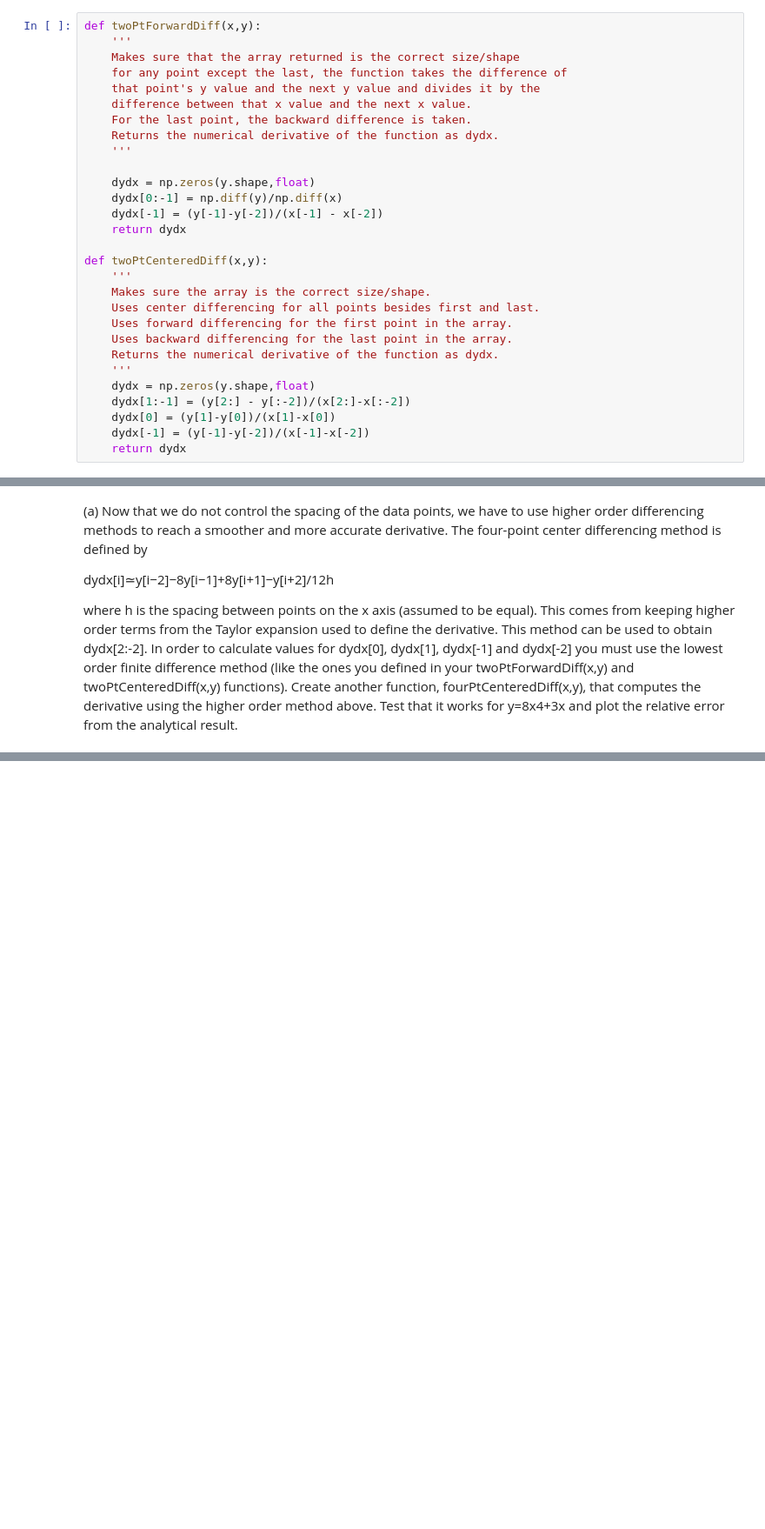
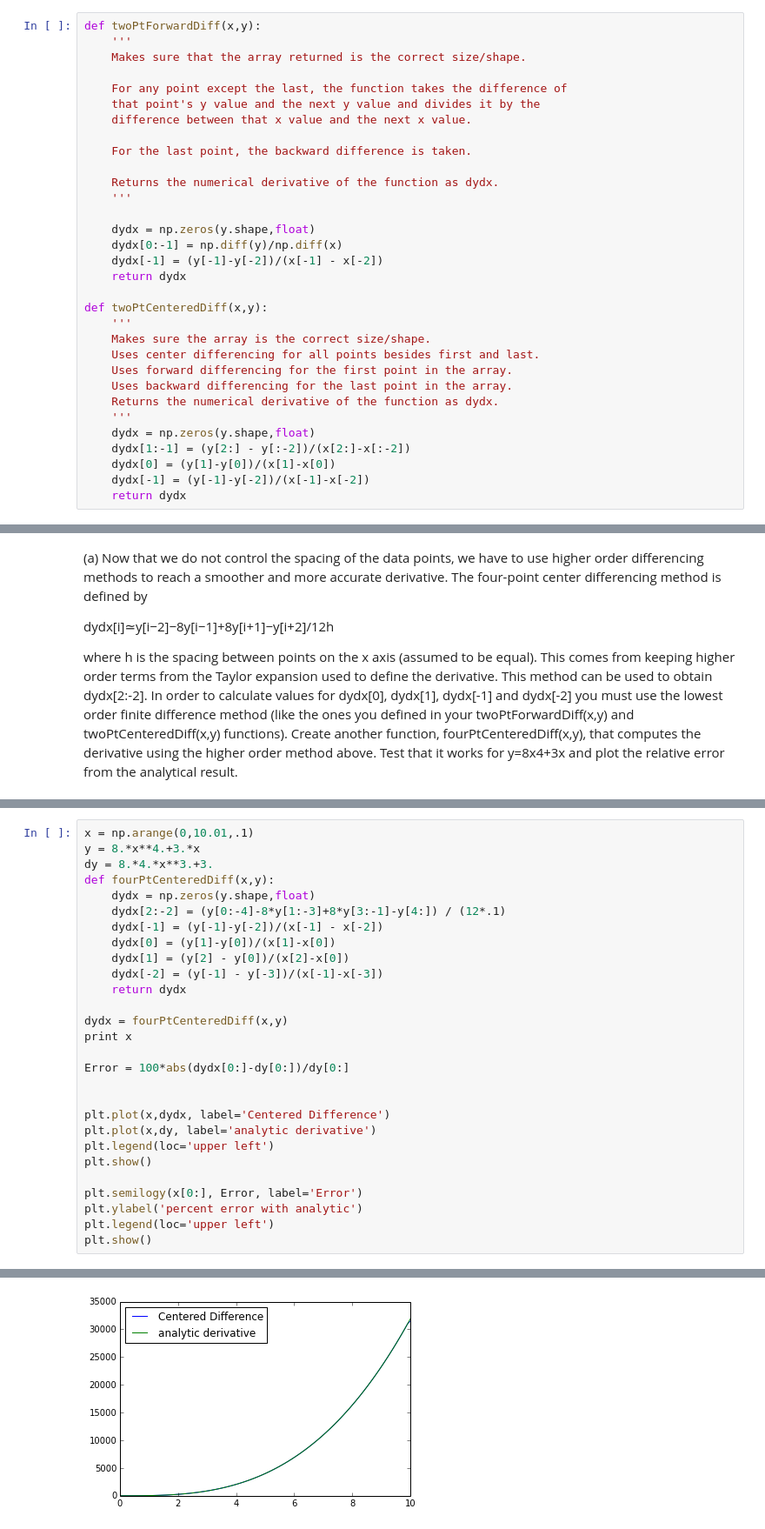
Before and after one commit to dclove202/PHYS202-S14, a Jupyter notebook: SciPy/DifferentiationExercises.ipynb, the cells around one changed output, grey strips where cells are left out. Shown at 87% size. Cells and saved outputs as stored; diff of their text form; blank space fills up the shorter version.

```diff
--- a/SciPy/DifferentiationExercises.ipynb
+++ b/SciPy/DifferentiationExercises.ipynb
@@ -31,11 +31,14 @@ Let’s explore the accuracy of numerical differentiation.
 # %%
 def twoPtForwardDiff(x,y):
     '''
-    Makes sure that the array returned is the correct size/shape
-    for any point except the last, the function takes the difference of
+    Makes sure that the array returned is the correct size/shape.
+
+    For any point except the last, the function takes the difference of
     that point's y value and the next y value and divides it by the
     difference between that x value and the next x value.
+
     For the last point, the backward difference is taken.
+
     Returns the numerical derivative of the function as dydx.
     '''
 
@@ -150,0 +155,29 @@ dy = 8*4*x**3+3
+# %%
+x = np.arange(0,10.01,.1)
+y = 8.*x**4.+3.*x
+dy = 8.*4.*x**3.+3.
+def fourPtCenteredDiff(x,y):
+    dydx = np.zeros(y.shape,float)
+    dydx[2:-2] = (y[0:-4]-8*y[1:-3]+8*y[3:-1]-y[4:]) / (12*.1)
+    dydx[-1] = (y[-1]-y[-2])/(x[-1] - x[-2])
+    dydx[0] = (y[1]-y[0])/(x[1]-x[0])
+    dydx[1] = (y[2] - y[0])/(x[2]-x[0])
+    dydx[-2] = (y[-1] - y[-3])/(x[-1]-x[-3])
+    return dydx
+
+dydx = fourPtCenteredDiff(x,y)
+print x
+
+Error = 100*abs(dydx[0:]-dy[0:])/dy[0:]
+
+
+plt.plot(x,dydx, label='Centered Difference')
+plt.plot(x,dy, label='analytic derivative')
+plt.legend(loc='upper left')
+plt.show()
+
+plt.semilogy(x[0:], Error, label='Error')
+plt.ylabel('percent error with analytic')
+plt.legend(loc='upper left')
+plt.show()
+# %% [output]
@@ -150,0 +193 @@ dy = 8*4*x**3+3
+[figure, added]
```
Also changed, not shown: parts of 6 cells of this notebook, 3 other files.
